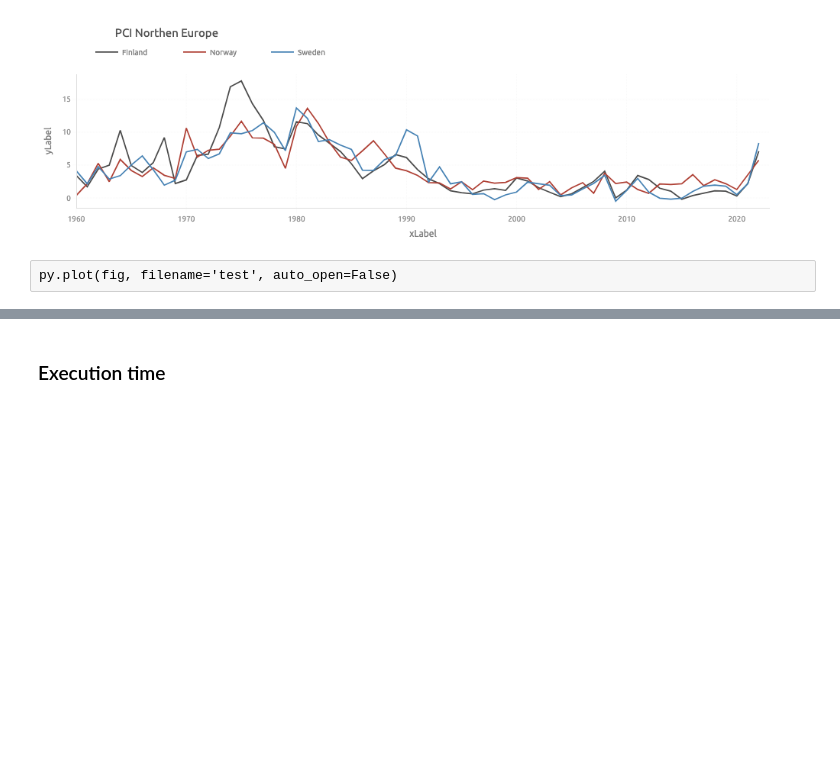
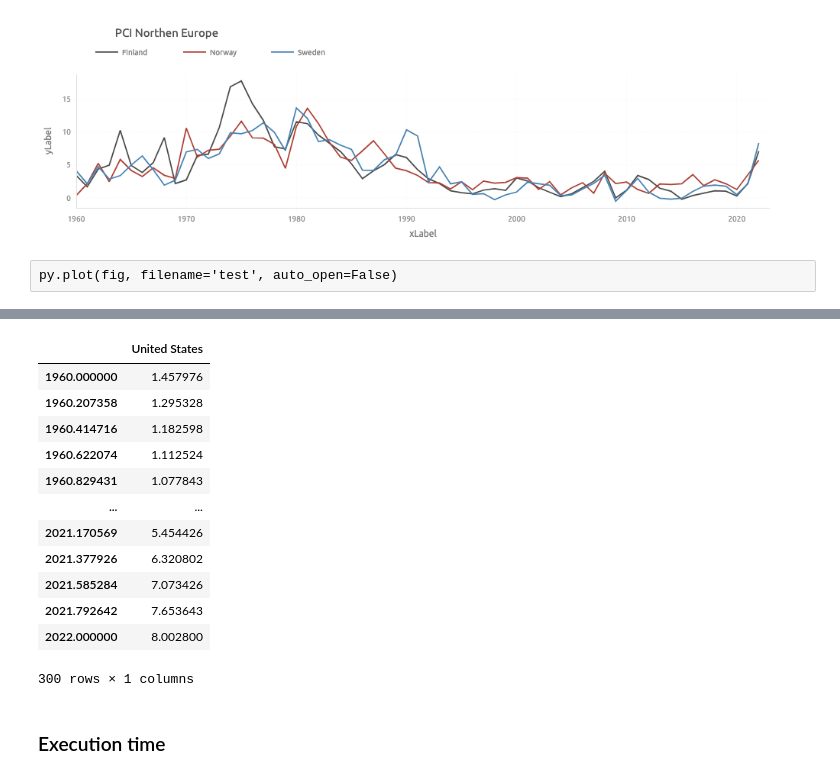
Before and after one commit to achasovsky/economy-rus-dash, a Jupyter notebook: 01-main.ipynb, the cells around one changed output, grey strips where cells are left out. Drawn from its saved outputs; the diff is of its cells as text; code cells hidden in the pictures; blank space fills up the shorter version.

```diff
--- a/01-main.ipynb
+++ b/01-main.ipynb
@@ -248,3 +277,19 @@ plt.plot(data.loc[1960:, 'United States'])
+# %%
+smoothed(data[data['United States'].notna()]['United States'])
+# %% [output]
+|  | United States |
+| 1960.000000 | 1.457976 |
+| 1960.207358 | 1.295328 |
+| 1960.414716 | 1.182598 |
+| 1960.622074 | 1.112524 |
+| 1960.829431 | 1.077843 |
+| ... | ... |
+| 2021.170569 | 5.454426 |
+| 2021.377926 | 6.320802 |
+| 2021.585284 | 7.073426 |
+| 2021.792642 | 7.653643 |
+| 2022.000000 | 8.002800 |
+300 rows × 1 columns
 # %% [markdown]
 ### Execution time
 # %%
```
Also changed, not shown: parts of 4 cells of this notebook, 1 other file.
